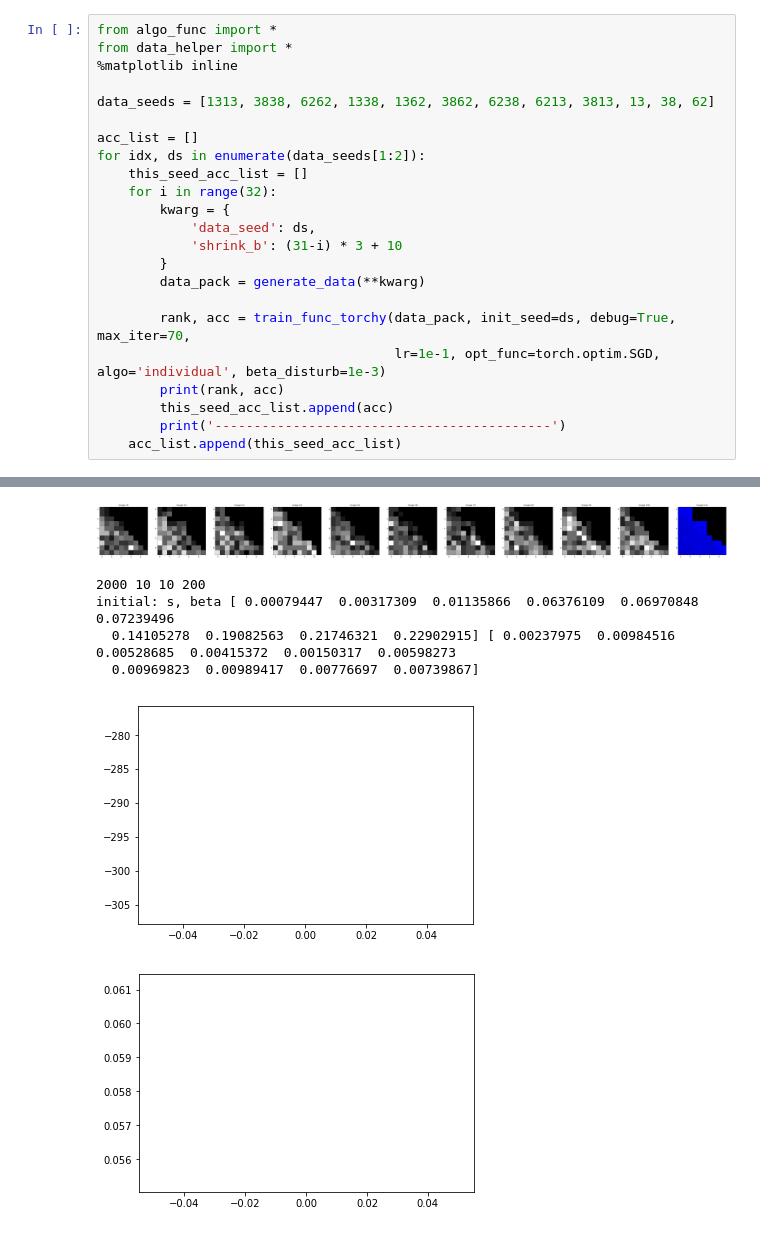
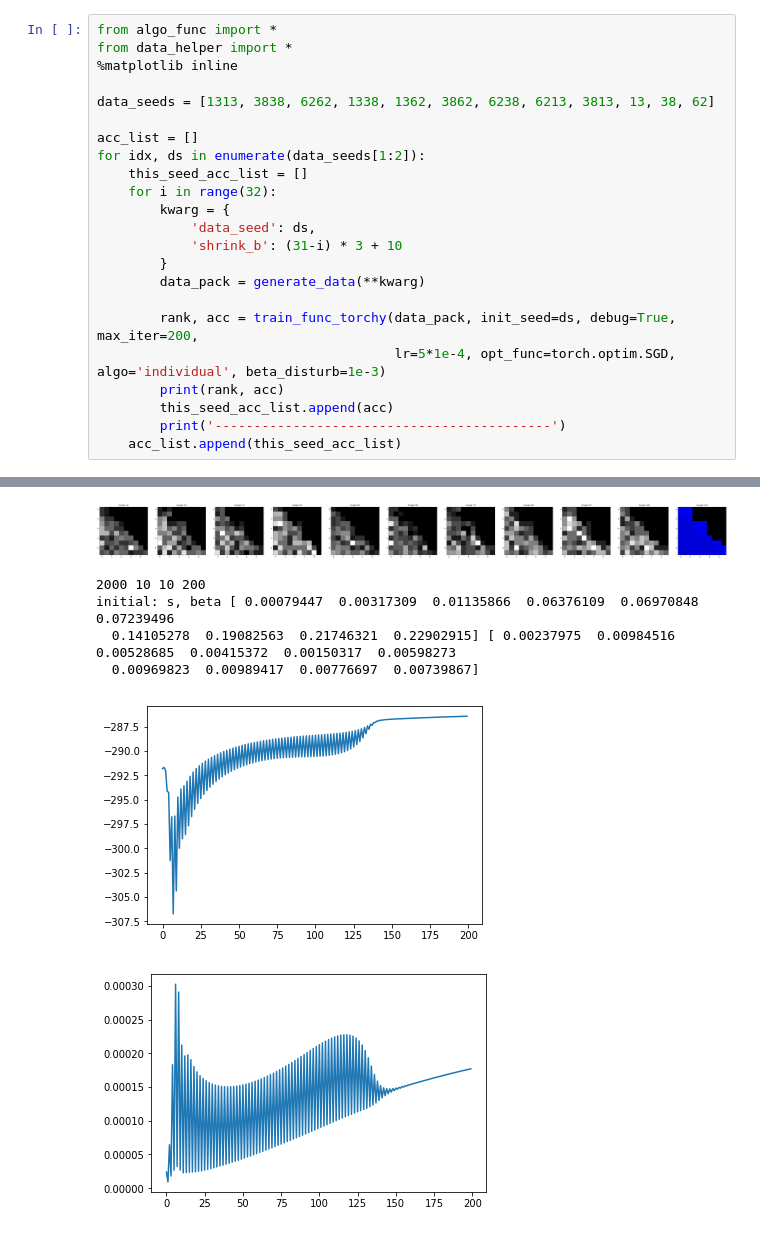
Before and after one commit to tao-j/hra, a Jupyter notebook: atarashi-individual-gt-adam.ipynb, the cells around one changed output, grey strips where cells are left out. Cells and saved outputs as stored; diff of their text form.

```diff
--- a/atarashi-individual-gt-adam.ipynb
+++ b/atarashi-individual-gt-adam.ipynb
@@ -15,8 +15,8 @@ for idx, ds in enumerate(data_seeds[1:2]):
         }
         data_pack = generate_data(**kwarg)
 
-        rank, acc = train_func_torchy(data_pack, init_seed=ds, debug=True, max_iter=70,
-                                      lr=1e-1, opt_func=torch.optim.SGD, algo='individual', beta_disturb=1e-3)
+        rank, acc = train_func_torchy(data_pack, init_seed=ds, debug=True, max_iter=200,
+                                      lr=5*1e-4, opt_func=torch.optim.SGD, algo='individual', beta_disturb=1e-3)
         print(rank, acc)
         this_seed_acc_list.append(acc)
         print('-------------------------------------------')
@@ -40,13 +42,13 @@ beta [ nan  nan  nan  nan  nan  nan  nan  nan  nan  nan]
 -------------------------------------------
 ground truth s [ 0.          0.00338391  0.01068389  0.06298363  0.06981302  0.07197643
   0.14298685  0.19058412  0.2185353   0.22905285]
 ground truth beta [ 0.00248657  0.00984432  0.00511673  0.00436487  0.0014409   0.0060493
   0.00989482  0.00968863  0.00763245  0.00716139]
 [figure]
 2000 10 10 200
 initial: s, beta [ 0.00079447  0.00317309  0.01135866  0.06376109  0.06970848  0.07239496
   0.14105278  0.19082563  0.21746321  0.22902915] [ 0.00237975  0.00984516  0.00528685  0.00415372  0.00150317  0.00598273
   0.00969823  0.00989417  0.00776697  0.00739867]
-[figure, old version]
+[figure, new version]
-[figure, old version]
+[figure, new version]
 predicted rank with beta [0 1 2 3 4 5 6 7 8 9]
```
Also changed, not shown: parts of 2 cells of this notebook, 2 other files.
